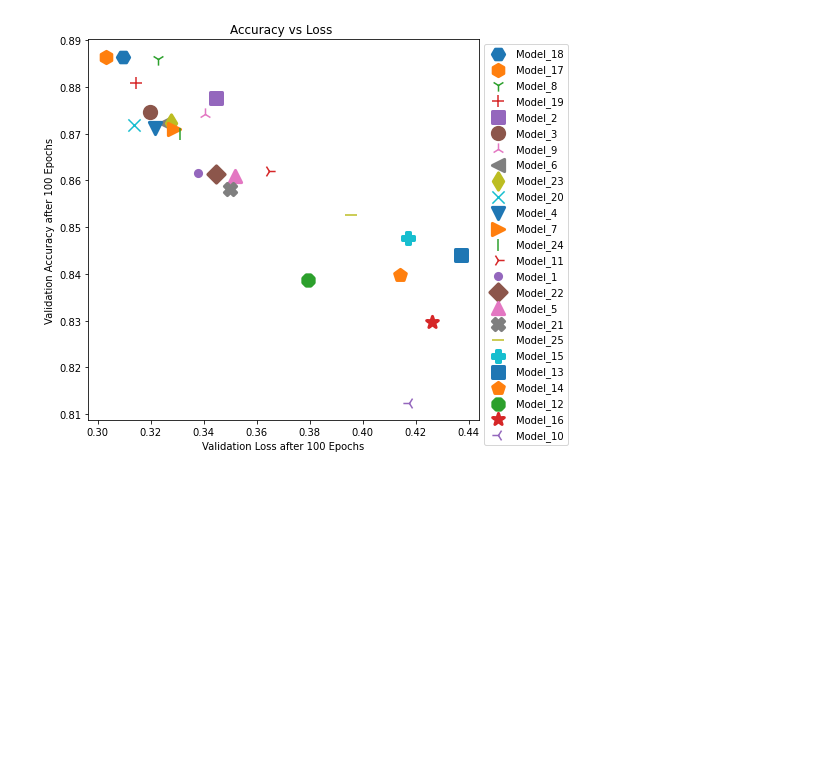
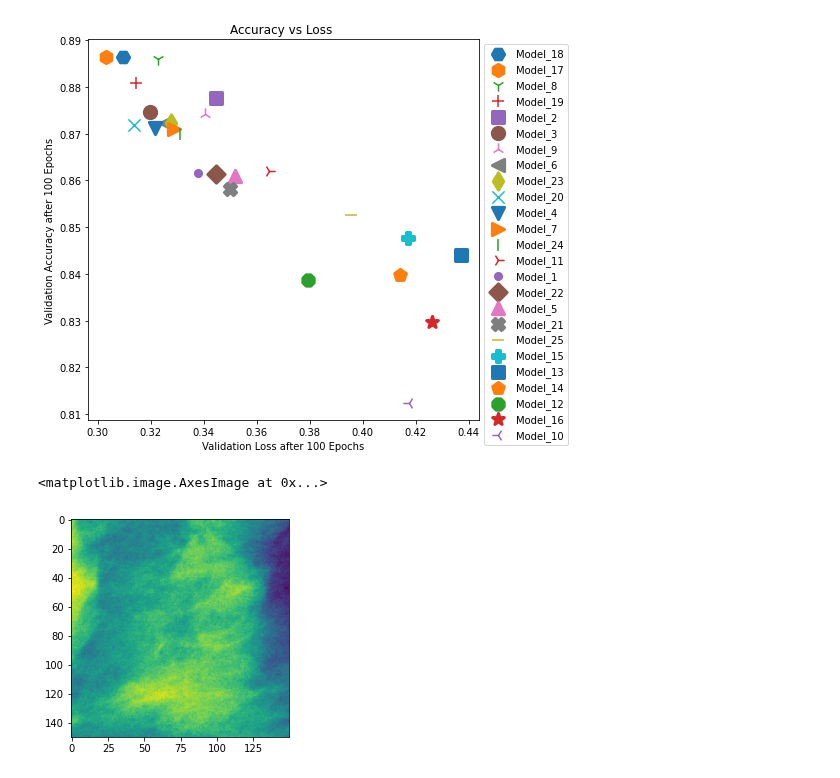
Before and after one commit to MarshaGomez/CNN-Medical-Imaging-Analysis, a Jupyter notebook: Code/Knowing_DDSM_dataset.ipynb, the cells around one changed output. Cells and saved outputs as stored; diff of their text form; code cells hidden in the pictures; blank space fills up the shorter version.

```diff
--- a/Code/Knowing_DDSM_dataset.ipynb
+++ b/Code/Knowing_DDSM_dataset.ipynb
@@ -464,3 +469,8 @@ plt.savefig(os.path.join(PLOTS_PATH, "smc-accuracy-loss.png"))
 plt.show()
 # %% [output]
 [figure]
+# %%
+plt.imshow(test_images[90])
+# %% [output]
+<matplotlib.image.AxesImage at 0x...>
+[figure, added]
```
Also changed, not shown: parts of 2 cells of this notebook.
